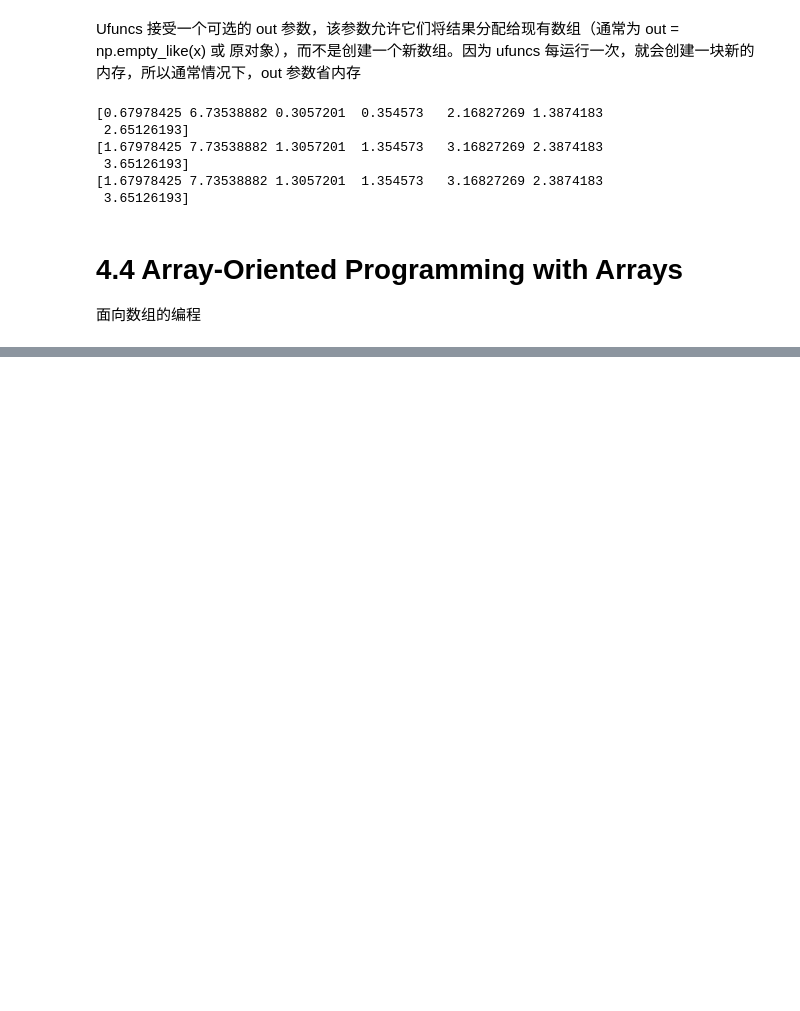
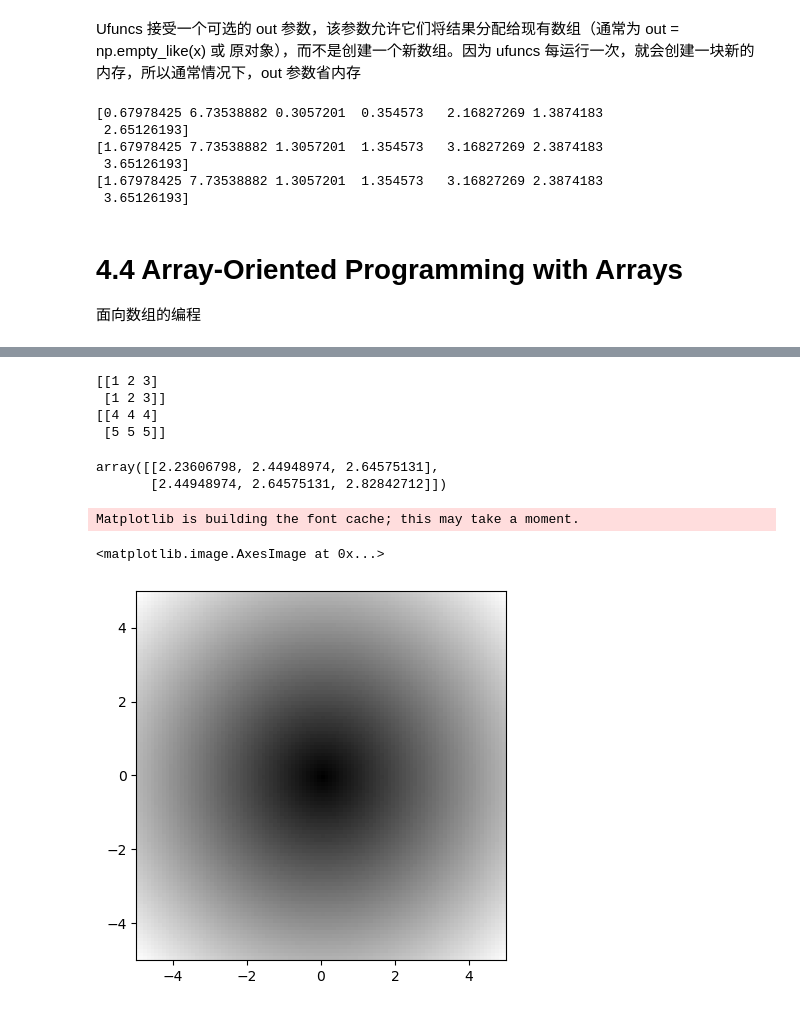
Before and after one commit to d0m999/python-basics-for-quant-trading, a Jupyter notebook: 4-numpy-basics.ipynb, the cells around one changed output, grey strips where cells are left out. Cells and saved outputs as stored; diff of their text form; code cells hidden in the pictures; blank space fills up the shorter version.

```diff
--- a/4-numpy-basics.ipynb
+++ b/4-numpy-basics.ipynb
@@ -775,0 +778,4 @@ print(arr)
+# %%
+points = np.arange(-50, 50, 1) # numpy.arange([start, ]stop, [step, ], dtype=None)
+# -5到5之间，步长为1
+print(points)
@@ -775,0 +801,3 @@ print(arr)
+# %%
+xs, ys = np.meshgrid(points, points)
+ys
@@ -775,0 +812,3 @@ print(arr)
+# %%
+ z = np.sqrt(xs ** 2 + ys ** 2)
+ z
@@ -775,0 +829,24 @@ print(arr)
+# %%
+a = [1, 2, 3]
+b = [4, 5]
+x, y = np.meshgrid(a, b) # 向量化之后，才能用于 numpy ufuncs 的计算
+print(x)
+print(y)
+# %% [output]
+[[1 2 3]
+ [1 2 3]]
+[[4 4 4]
+ [5 5 5]]
+# %%
+cal = np.sqrt(x + y)
+cal
+# %% [output]
+array([[2.23606798, 2.44948974, 2.64575131],
+       [2.44948974, 2.64575131, 2.82842712]])
+# %%
+import matplotlib.pyplot as plt
+plt.imshow(z, cmap=plt.cm.gray, extent=[-5, 5, -5, 5])
+# %% [output]
+Matplotlib is building the font cache; this may take a moment.
+<matplotlib.image.AxesImage at 0x...>
+[figure, added]
```
Also changed, not shown: parts of 63 cells of this notebook, 2 other files.
